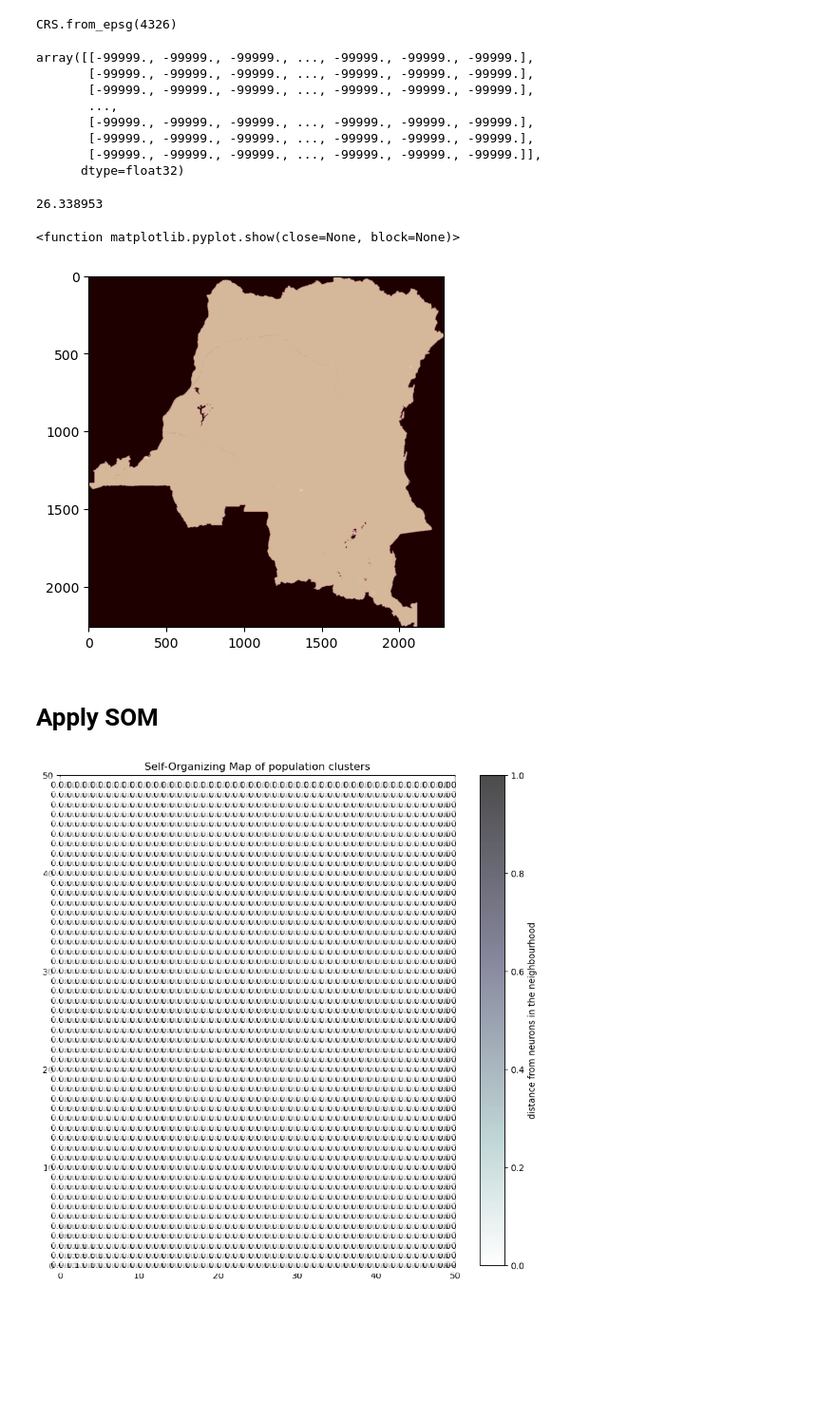
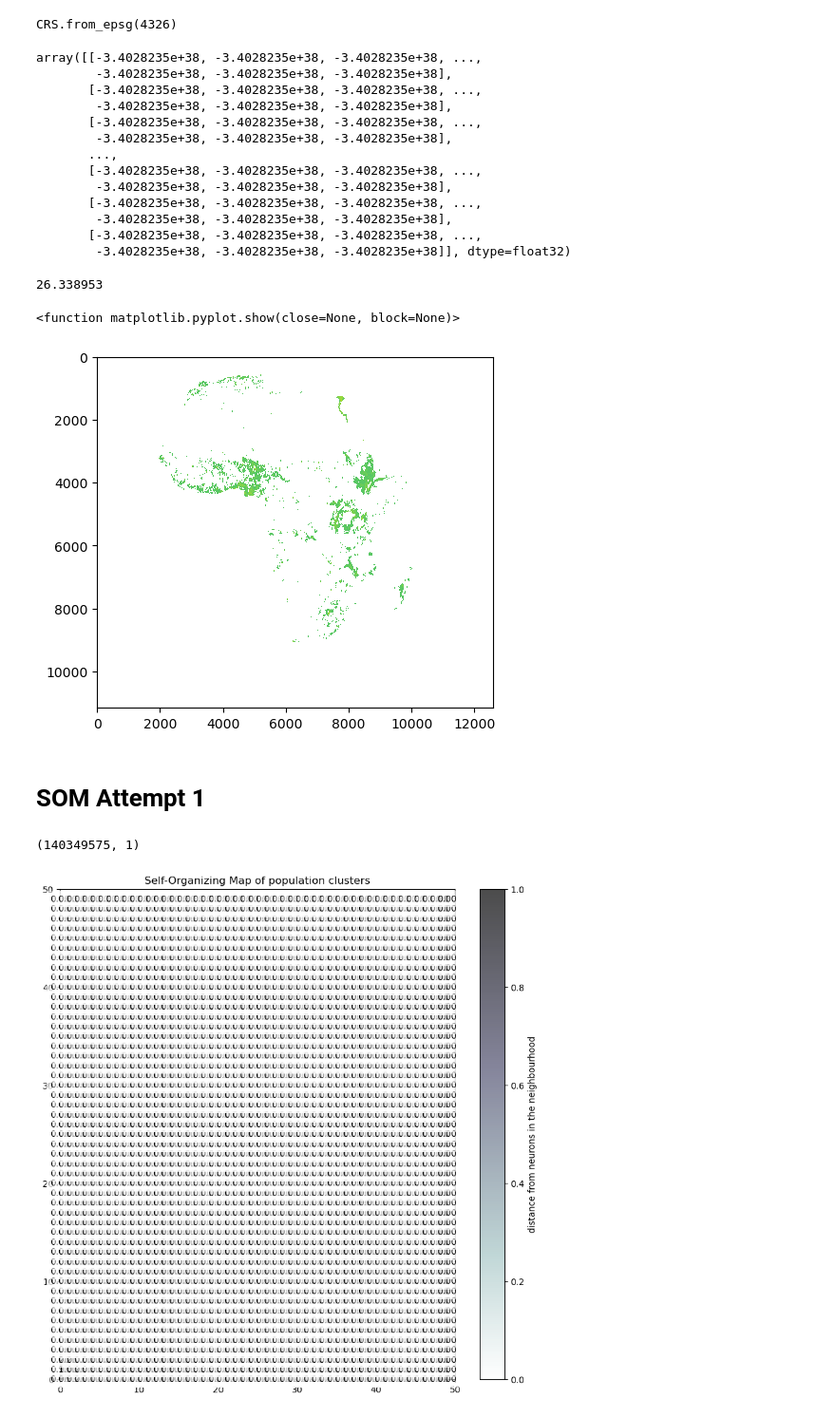
Before and after one commit to InstituteforDiseaseModeling/RasterToolkit, a Jupyter notebook: examples/som_exploration_notebook.ipynb, the cells around one changed output. Shown at 95% size. Drawn from its saved outputs; the diff is of its cells as text; code cells hidden in the pictures; blank space fills up the shorter version.

Commit message:
Africa population density SOM example

```diff
--- a/examples/som_exploration_notebook.ipynb
+++ b/examples/som_exploration_notebook.ipynb
@@ -12,6 +12,5 @@ from sklearn.cluster import KMeans
 # %%
 
 os.environ['CKAN_API_KEY'] = 'eyJ0eXAiOiJKV1QiLCJhbGciOiJIUzI1NiJ9.eyJqdGkiOiJDMERENkJmOU1oWTRqZERJcG5iZElYdFFlOXJmWmVsNlJMSkFaRURSdjBZIiwiaWF0IjoxNjk3NDc5MzAzfQ.2Rj4EB5Q8qqST4YqKWABZLws-fPc9Ij5cKfUN6TkkHc'
-rst = download("0c7241d0-a31f-451f-9df9-f7f3eff81e03", extract=True)
-raster_file = Path(rst[-1])
+rst = download("1bd90787-00c0-4538-9780-07da018ec49c", extract=True) #africa 2020 pop
 # %% [output]
@@ -20,3 +19,5 @@ Extracting file datasets\cod_1km_aggregated_unadj.zip
+# %%
+raster_file = Path(rst[1])
 # %%
 dataset = rasterio.open(raster_file)
 # %%
@@ -64,28 +65,37 @@ CRS.from_epsg(4326)
 band1 = dataset.read(1)
 band1
 # %% [output]
-array([[-99999., -99999., -99999., ..., -99999., -99999., -99999.],
-       [-99999., -99999., -99999., ..., -99999., -99999., -99999.],
-       [-99999., -99999., -99999., ..., -99999., -99999., -99999.],
+array([[-3.4028235e+38, -3.4028235e+38, -3.4028235e+38, ...,
+        -3.4028235e+38, -3.4028235e+38, -3.4028235e+38],
+       [-3.4028235e+38, -3.4028235e+38, -3.4028235e+38, ...,
+        -3.4028235e+38, -3.4028235e+38, -3.4028235e+38],
+       [-3.4028235e+38, -3.4028235e+38, -3.4028235e+38, ...,
+        -3.4028235e+38, -3.4028235e+38, -3.4028235e+38],
        ...,
-       [-99999., -99999., -99999., ..., -99999., -99999., -99999.],
-       [-99999., -99999., -99999., ..., -99999., -99999., -99999.],
-       [-99999., -99999., -99999., ..., -99999., -99999., -99999.]],
-      dtype=float32)
+       [-3.4028235e+38, -3.4028235e+38, -3.4028235e+38, ...,
+        -3.4028235e+38, -3.4028235e+38, -3.4028235e+38],
+       [-3.4028235e+38, -3.4028235e+38, -3.4028235e+38, ...,
+        -3.4028235e+38, -3.4028235e+38, -3.4028235e+38],
+       [-3.4028235e+38, -3.4028235e+38, -3.4028235e+38, ...,
+        -3.4028235e+38, -3.4028235e+38, -3.4028235e+38]], dtype=float32)
 # %%
 band1[dataset.height // 2, dataset.width // 2]
 # %% [output]
 26.338953
 # %%
-plt.imshow(band1, cmap='pink')
+plt.imshow(band1, norm='log')
 plt.show
 # %% [output]
 <function matplotlib.pyplot.show(close=None, block=None)>
-[figure, old version]
+[figure, new version]
 # %% [markdown]
-# Apply SOM
+# SOM Attempt 1
 # %%
 data = band1.reshape((-1, 1))
+# %%
+data.shape
+# %% [output]
+(140349575, 1)
 # %%
 som_shape = (50, 50)
 som = MiniSom(som_shape[0], som_shape[1], data.shape[1], sigma=0.5, learning_rate=0.5)
```
Also changed, not shown: parts of 18 cells of this notebook.
